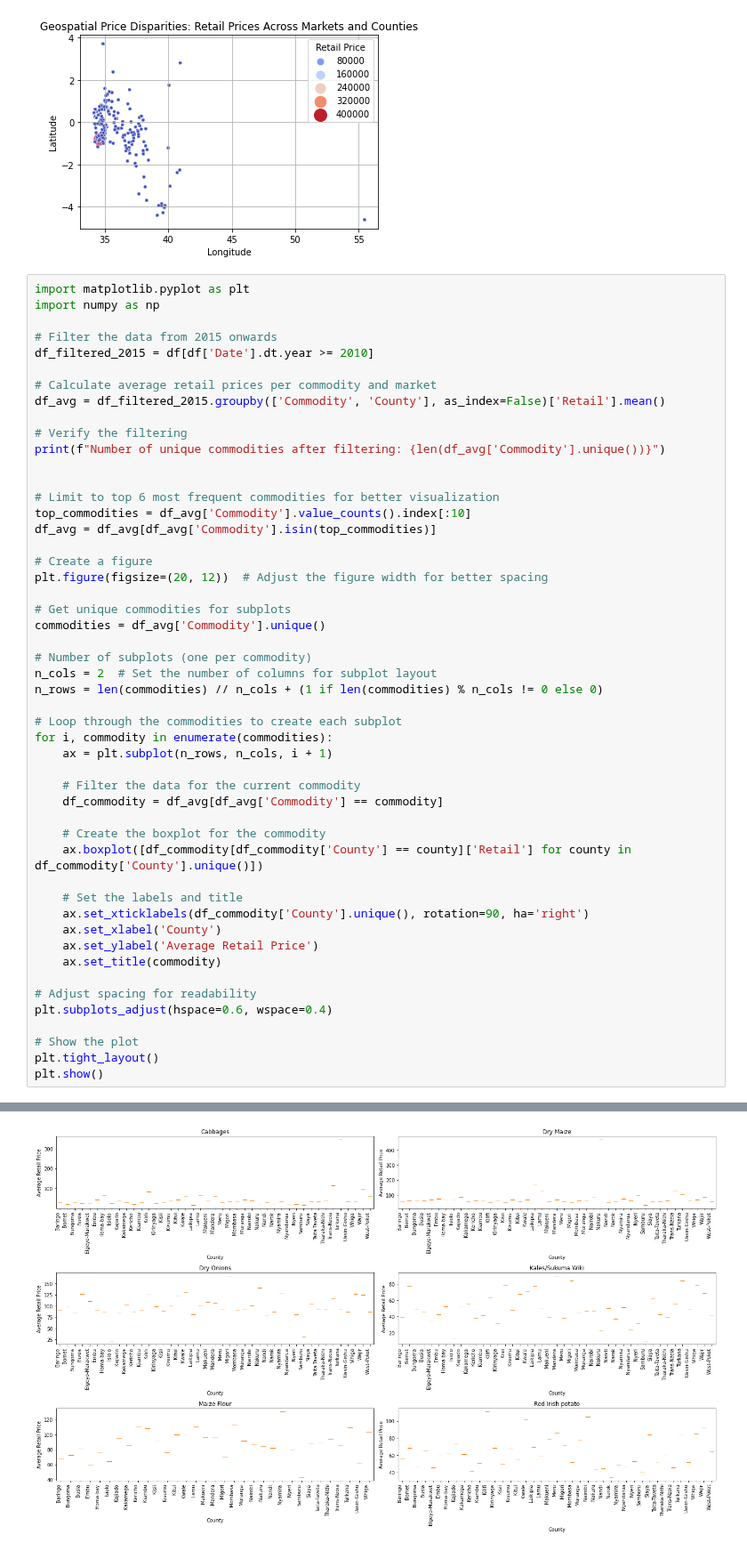
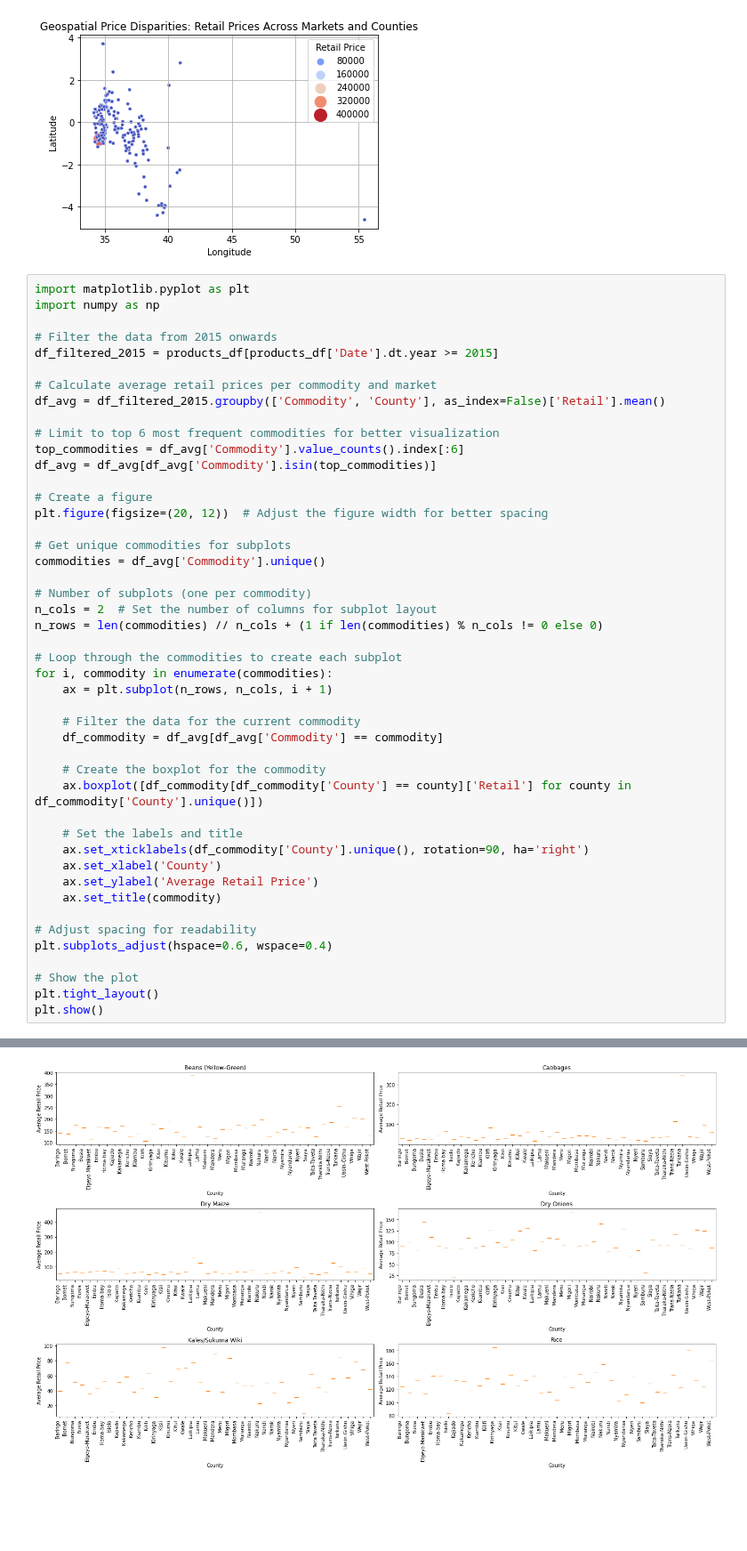
Before and after one commit to Logan-BCM/AgriPriceForecast-Kenya, a Jupyter notebook: Project.ipynb, the cells around one changed output, grey strips where cells are left out. Shown at 89% size. Drawn from its saved outputs; the diff is of its cells as text; blank space fills up the shorter version.

Commit message:
Date Column fixed

```diff
--- a/Project.ipynb
+++ b/Project.ipynb
@@ -863,17 +866,13 @@ import matplotlib.pyplot as plt
 import numpy as np
 
 # Filter the data from 2015 onwards
-df_filtered_2015 = df[df['Date'].dt.year >= 2010]
+df_filtered_2015 = products_df[products_df['Date'].dt.year >= 2015]
 
 # Calculate average retail prices per commodity and market
 df_avg = df_filtered_2015.groupby(['Commodity', 'County'], as_index=False)['Retail'].mean()
 
-# Verify the filtering
-print(f"Number of unique commodities after filtering: {len(df_avg['Commodity'].unique())}")
-
-
 # Limit to top 6 most frequent commodities for better visualization
-top_commodities = df_avg['Commodity'].value_counts().index[:10]
+top_commodities = df_avg['Commodity'].value_counts().index[:6]
 df_avg = df_avg[df_avg['Commodity'].isin(top_commodities)]
 
 # Create a figure
@@ -913 +911 @@ Number of unique commodities after filtering: 6
-[figure, old version]
+[figure, new version]
```
Also changed, not shown: parts of 7 cells of this notebook.
